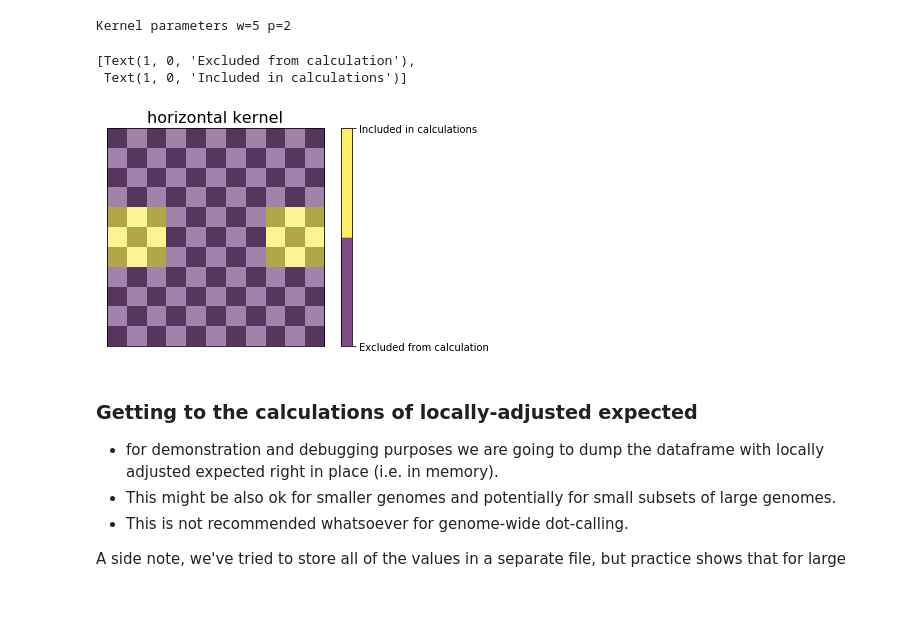
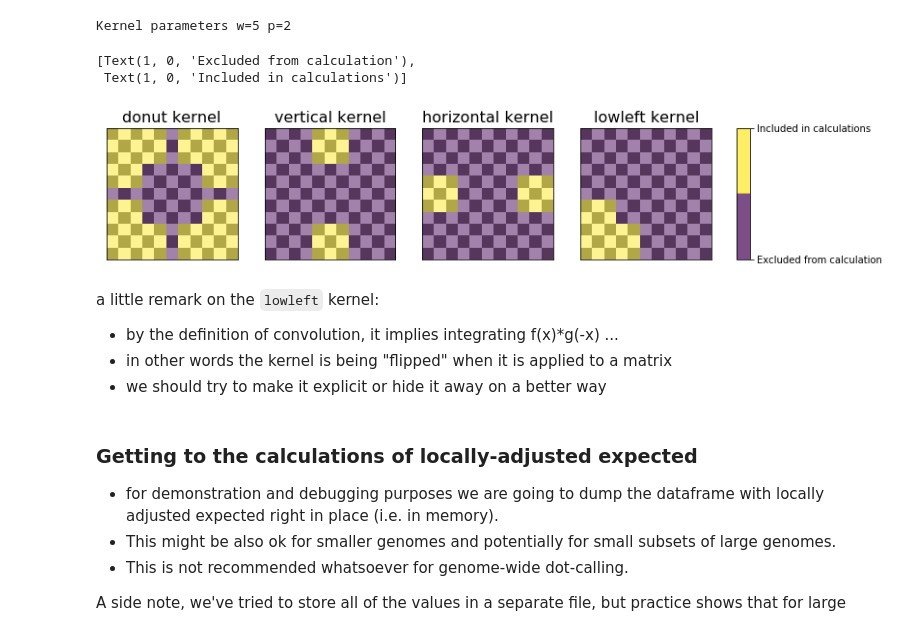
Before and after one commit to open2c/cooltools, a Jupyter notebook: doc/examples/dot-calling-internals.ipynb, the cells around one changed output. Saved outputs shown, nothing was run; the diff lists cells and outputs as text; code cells hidden in the pictures; blank space fills up the shorter version.

Commit message:
dot-calling notebook cleanup

```diff
--- a/doc/examples/dot-calling-internals.ipynb
+++ b/doc/examples/dot-calling-internals.ipynb
@@ -209,52 +208,58 @@ tiles = list(
 # %%
 # it is important to demonstrate filters here
 # consider moving plotting code elsewhere or simplify it significantly ...
 # split cell above and demonstrate kernels - it's nice:
+def draw_kernel(kernel,
+                axis,
+                cmap='viridis'):
+    # kernel:
+    imk = axis.imshow(
+                    kernel[::-1,::-1],
+                    alpha=0.7,
+                    cmap=cmap,
+                    interpolation='nearest')
+    # clean axis:
+    axis.set_xticks([])
+    axis.set_yticks([])
+    axis.set_xticklabels('',visible=False)
+    axis.set_yticklabels('',visible=False)
+    axis.set_title("{} kernel".format(ktype),fontsize=16)
+    # add a checkerboard to highlight pixels:
+    checkerboard = np.add.outer(range(kernel.shape[0]),
+                                range(kernel.shape[1])) % 2
+    # show it:
+    axis.imshow(checkerboard,
+            cmap='gray',
+            interpolation='nearest',
+            alpha=0.3)
+    #
+    return imk
 
-ktype='horizontal'
-kernel= kernels[ktype]
-y,x = np.ogrid[-w:w+1, -w:w+1]
+fig = plt.figure(figsize=(12,2.5))
+gs = plt.GridSpec(nrows=1,
+            ncols=5,
+            figure=fig,
+            width_ratios=[1,1,1,1,0.1])
 
-extent = (0-0.5,
-          x.size-0.5,
-          0-0.5,
-          y.size-0.5)
-########################
-plt.clf()
-# axes setup
-ax = plt.gca()
-# discrete colormap with 2 colors ...
-cmap = colors.ListedColormap([plt.cm.viridis(0),
-                              plt.cm.viridis(1.0)])
-# kernel:
-imk = ax.imshow(kernel,
-                alpha=0.7,
-                cmap=cmap,
-                extent=extent,
-                interpolation='nearest')
-ax.set_xticks([])
-ax.set_yticks([])
-ax.set_xticklabels('',visible=False)
-ax.set_yticklabels('',visible=False)
-ax.set_title("{} kernel".format(ktype),fontsize=16)
+for i,ktype in enumerate(ktypes):
+    kernel= kernels[ktype]
+    ax = plt.subplot(gs[i])
+    draw_kernel(kernel,ax)
 
-# add checkerboard to depict pixels:
-checkerboard = np.add.outer(range(x.size),
-                            range(y.size)) % 2
-ax.imshow(checkerboard,
-        cmap=plt.cm.gray,
-        interpolation='nearest',
-        extent=extent,
-        alpha=0.3)
-#####################
 # colorbar and that's it:
-cb = plt.colorbar(imk)
+ax = plt.subplot(gs[i+1])
+cb = fig.colorbar(imk, cax=ax)
 cb.ax.get_yaxis().set_major_locator(ticker.MaxNLocator(1))
 cb.ax.set_yticklabels(['Excluded from calculation','Included in calculations'])
 # %% [output]
 [Text(1, 0, 'Excluded from calculation'),
  Text(1, 0, 'Included in calculations')]
-[figure, old version]
+[figure, new version]
+# %% [markdown]
+a little remark on the `lowleft` kernel:
+ - by the definition of convolution, it implies integrating f(x)*g(-x) ...
+ - in other words the kernel is being "flipped" when it is applied to a matrix
+ - we should try to make it explicit or hide it away on a better way
 # %% [markdown]
 ### Getting to the calculations of locally-adjusted expected
 
```
Also changed, not shown: parts of 14 cells of this notebook.
